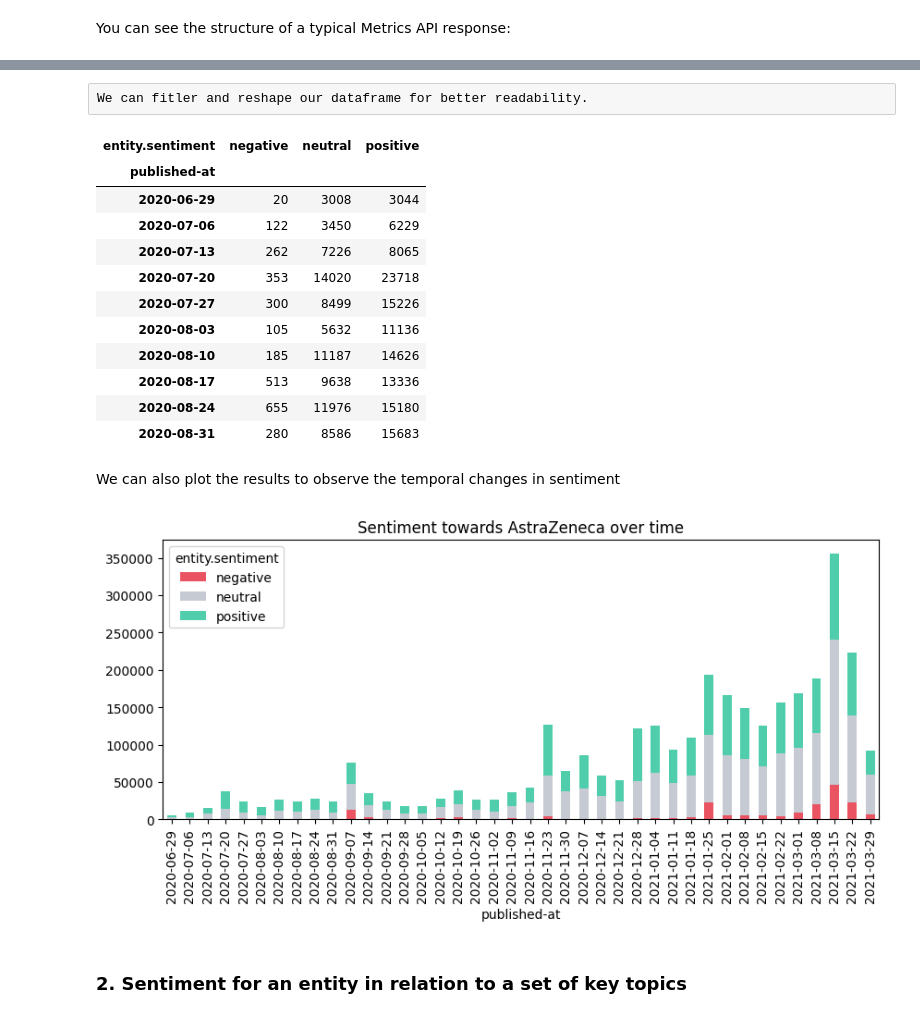
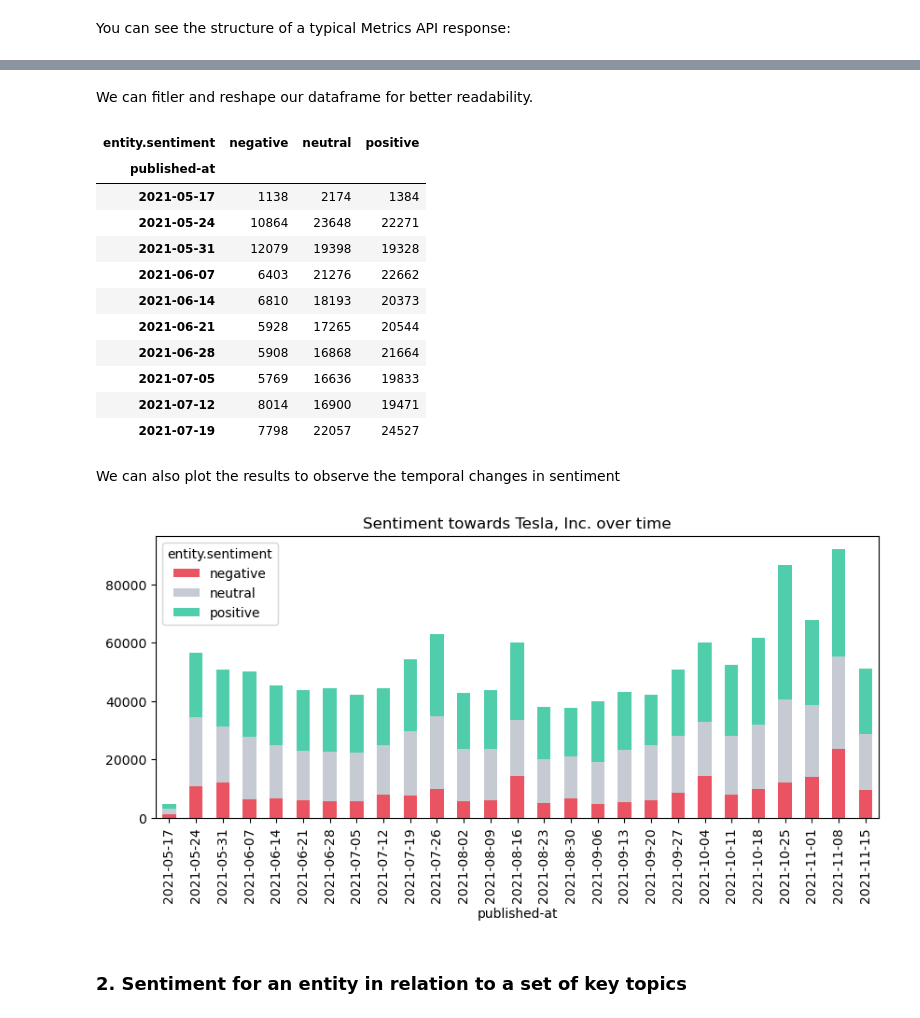
Before and after one commit to signal-ai/signal-api-tools, a Jupyter notebook: notebooks/metrics_tutorial.ipynb, the cells around one changed output, grey strips where cells are left out. Cells and saved outputs as stored; diff of their text form; code cells hidden in the pictures.

```diff
--- a/notebooks/metrics_tutorial.ipynb
+++ b/notebooks/metrics_tutorial.ipynb
@@ -87,13 +88,16 @@ Note that you would need to have the ID of the entity as an input. For that plea
+# %%
+todays = datetime.datetime.today().strftime('%Y-%m-%d')
+six_months_ago = (datetime.datetime.today() - datetime.timedelta(days=180)).strftime('%Y-%m-%d')
 # %%
-entity_id = "c7f15cae-ab0c-4bf5-b345-cea4d3e3ec9b" ##  ID for AstraZeneca
+entity_id = "11cab8df-4be1-470f-8f49-8f7f0863ec95" ##  ID for Tesla, Inc.
 
 query = {
     # First we define the data to be included in the aggregation.
     # This part of the query has got the same format as the query in the `Search` endpoint
     "where": {
         "published-at": {
-            "gte": "2020-07-01",
-            "lt": "2021-04-01"
+            "gte": six_months_ago,
+            "lte": todays
         },
         "entities": {
             "id": { "eq": entity_id }
@@ -132,5 +136,5 @@ json_normalize(results, 'aggregations').head()
-# %% [raw]
-We can fitler and reshape our dataframe for better readability.
+# %% [markdown]
+We can fitler and reshape our dataframe for better readability.
 # %%
 df = json_normalize(results, 'aggregations')
 df = df.reindex(columns=['published-at', 'entity.sentiment', 'document-count'])
@@ -140,32 +144,32 @@ stacked_df.head(10)
 # %% [output]
 | entity.sentiment | negative | neutral | positive |
 | published-at |  |  |  |
-| 2020-06-29 | 20 | 3008 | 3044 |
-| 2020-07-06 | 122 | 3450 | 6229 |
-| 2020-07-13 | 262 | 7226 | 8065 |
-| 2020-07-20 | 353 | 14020 | 23718 |
-| 2020-07-27 | 300 | 8499 | 15226 |
-| 2020-08-03 | 105 | 5632 | 11136 |
-| 2020-08-10 | 185 | 11187 | 14626 |
-| 2020-08-17 | 513 | 9638 | 13336 |
-| 2020-08-24 | 655 | 11976 | 15180 |
-| 2020-08-31 | 280 | 8586 | 15683 |
+| 2021-05-17 | 1138 | 2174 | 1384 |
+| 2021-05-24 | 10864 | 23648 | 22271 |
+| 2021-05-31 | 12079 | 19398 | 19328 |
+| 2021-06-07 | 6403 | 21276 | 22662 |
+| 2021-06-14 | 6810 | 18193 | 20373 |
+| 2021-06-21 | 5928 | 17265 | 20544 |
+| 2021-06-28 | 5908 | 16868 | 21664 |
+| 2021-07-05 | 5769 | 16636 | 19833 |
+| 2021-07-12 | 8014 | 16900 | 19471 |
+| 2021-07-19 | 7798 | 22057 | 24527 |
 # %% [markdown]
 We can also plot the results to observe the temporal changes in sentiment
 # %%
 import matplotlib.pyplot as plt
 %matplotlib inline
 
 fig = plt.figure(figsize=[10,4], dpi=100, facecolor='w')
 ax1 = plt.subplot(111)
 stacked_df.plot.bar(
     stacked=True,
     ax=ax1,
     color=['#EA5462', '#C5CAD3' ,'#50CEAC']
 )
-_ = ax1.set_title('Sentiment towards AstraZeneca over time')
+_ = ax1.set_title('Sentiment towards Tesla, Inc. over time')
 # %% [output]
-[figure, old version]
+[figure, new version]
 # %% [markdown]
 ### 2. Sentiment for an entity in relation to a set of key topics
 # %% [markdown]
```
Also changed, not shown: parts of 20 cells of this notebook.
